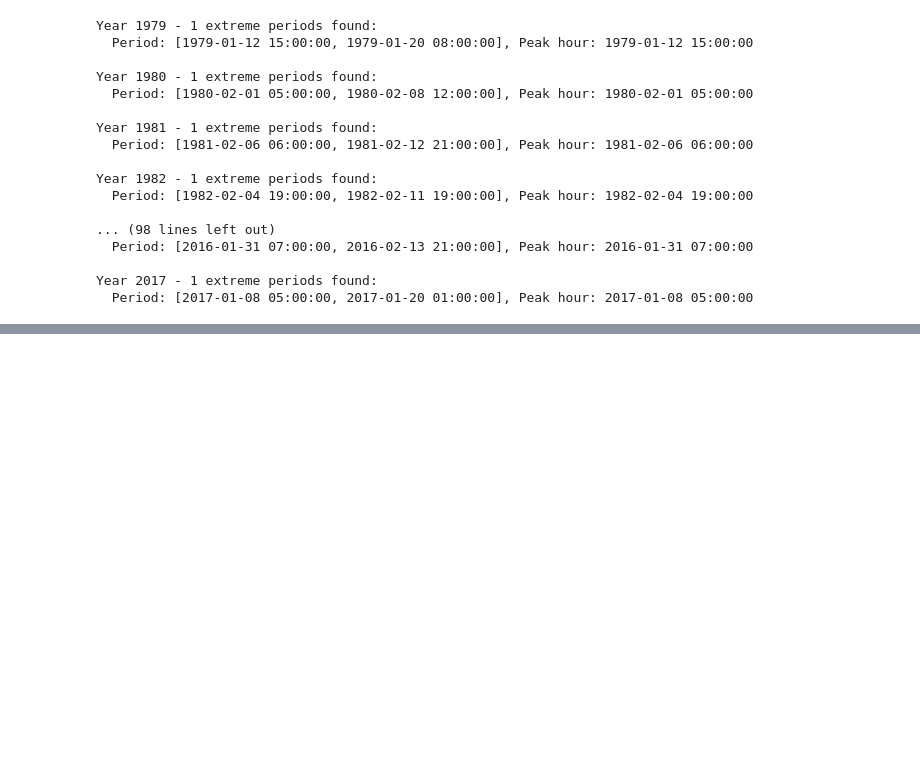
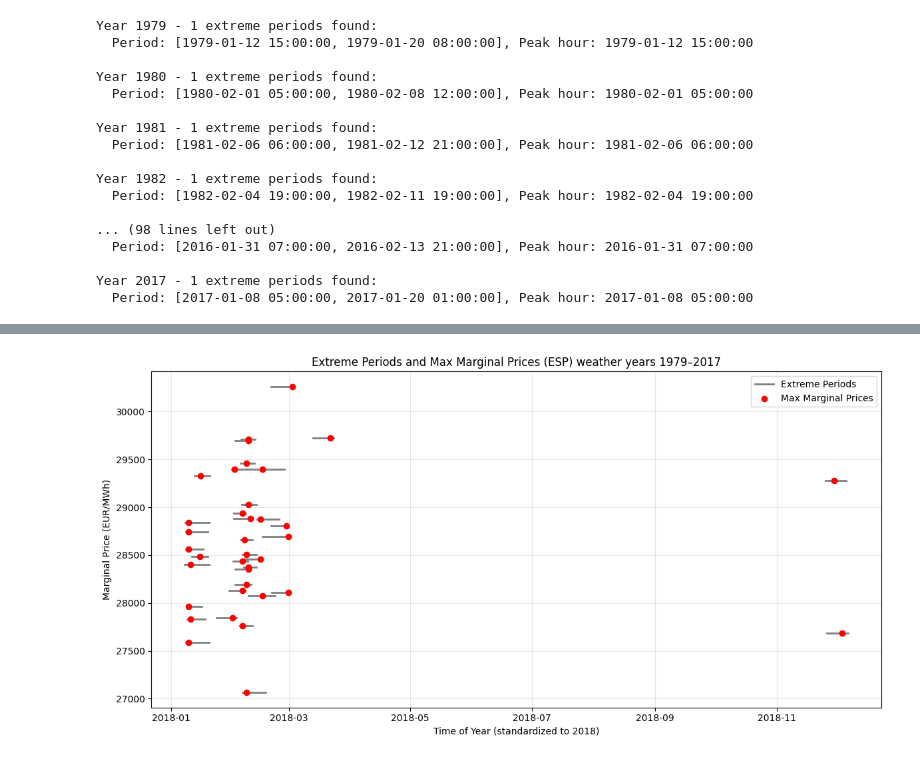
Before and after one commit to jonathangadfelt/MSc-thesis-Jonathan-Gadfelt, a Jupyter notebook: EXP_results.ipynb, the cells around one changed output, grey strips where cells are left out. Drawn from its saved outputs; the diff is of its cells as text; code cells hidden in the pictures; blank space fills up the shorter version.

```diff
--- a/EXP_results.ipynb
+++ b/EXP_results.ipynb
@@ -34,9 +34,9 @@ d_year_dispatch = 2019
 
 weather_years = All_data['solar'].index.year.unique()
 # %%
-#folder_exp_1 = f"N_EXP_d_{d_year_exp}_h_{h_year_exp}"
+folder_exp_1 = f"N_EXP_d_{d_year_exp}_h_{h_year_exp}"
 folder_exp_2 = f"N_EXP_d_{d_year_exp}_h_{h_year_exp}_hMC"
 
-#networks_exp_1 = load_networks(folder_name = folder_exp_1, weather_years = weather_years)
+networks_exp_1 = load_networks(folder_name = folder_exp_1, weather_years = weather_years)
 networks_exp_2 = load_networks(folder_name = folder_exp_2, weather_years = weather_years)
 # %% [output]
@@ -399,6 +395,10 @@ plt.show()
 # %% [output]
 [figure]
 # %%
+max_MP_list = []
+max_MP_time_list = []
+
+
 plt.figure(figsize=(14, 7))
 for i, year in enumerate(weather_years):
     if year in networks_exp_2:
@@ -408,6 +408,9 @@ for i, year in enumerate(weather_years):
         # Mark the max value with a dot
         max_idx = price.values.argmax()
         max_val = price.values[max_idx]
+        max_time = price.index[max_idx]
+        max_MP_list.append(max_val)
+        max_MP_time_list.append(max_time)
         plt.plot(max_idx, max_val, 'o', color=plt.gca().lines[-1].get_color())
 
 plt.xlabel("Hour of Year")
@@ -510,0 +473,80 @@ NameError: name 'max_MP_time_list' is not defined
+# %%
+
+def plot_extreme_period(networks_by_year,  # {year: Network}
+                                                 extreme_periods_by_year,  # {year: [objects with .period.left/.right]}
+                                                 region,
+                                                 bus_name="electricity bus",
+                                                 standard_year=2018,
+                                                 periods_per_year=1):
+    # 1) compute max price & time per year (dicts)
+    max_price = {}
+    max_time  = {}
+    for y, n in networks_by_year.items():
+        if bus_name not in n.buses_t.marginal_price.columns:
+            continue
+        mp = n.buses_t.marginal_price[bus_name]
+        if mp.empty:
+            continue
+        idx = mp.values.argmax()
+        max_price[y] = float(mp.iloc[idx])
+        t = mp.index[idx]
+        try:
+            max_time[y] = t.replace(year=standard_year)
+        except ValueError:
+            # Feb 29 guard
+            max_time[y] = t.replace(year=standard_year, day=28)
+
+    # 2) build plot data
+    lines, dots = [], []
+    for y in sorted(extreme_periods_by_year.keys()):
+        periods = extreme_periods_by_year.get(y, [])
+        if not periods or y not in max_price:   # skip years without a period
+            continue
+
+        # dot at yearly max
+        dots.append((max_time[y], max_price[y]))
+
+        # lines for the year's periods at that y-level
+        for p in periods[:periods_per_year]:
+            pobj = getattr(p, "period", p)
+            s, e = pobj.left, pobj.right
+            try:
+                s = s.replace(year=standard_year)
+                e = e.replace(year=standard_year)
+            except ValueError:
+                if s.month == 2 and s.day == 29: s = s.replace(year=standard_year, day=28)
+                if e.month == 2 and e.day == 29: e = e.replace(year=standard_year, day=28)
+            lines.append((s, e, max_price[y]))
+
+    # 3) plot
+    plt.figure(figsize=(12, 6))
+    first = True
+    for s, e, price in lines:
+        plt.plot([s, e], [price, price], color='grey', linewidth=2,
+                 label='Extreme Periods' if first else "")
+        first = False
+
+    first = True
+    for t, price in dots:
+        plt.scatter(t, price, color='red', zorder=5,
+                    label='Max Marginal Prices' if first else "")
+        first = False
+
+    plt.title(f"Extreme Periods and Max Marginal Prices ({region}) weather years 1979–2017")
+    plt.xlabel(f"Time of Year (standardized to {standard_year})")
+    plt.ylabel("Marginal Price (EUR/MWh)")
+    plt.grid(True, alpha=0.3)
+    if lines or dots:
+        plt.legend(loc='upper right')
+    plt.tight_layout()
+    plt.show()
+plot_extreme_periods_vs_max_price_no_orphans(
+    networks_by_year=networks_exp_2,                    # e.g. {1995: Network, 1996: Network, ...}
+    extreme_periods_by_year=Extreme_periods_exp_model,
+    region=region,
+    standard_year=2018,
+    bus_name="electricity bus",
+    periods_per_year=1
+)
+# %% [output]
+[figure, added]
```
Also changed, not shown: parts of 15 cells of this notebook, 2 other files.
